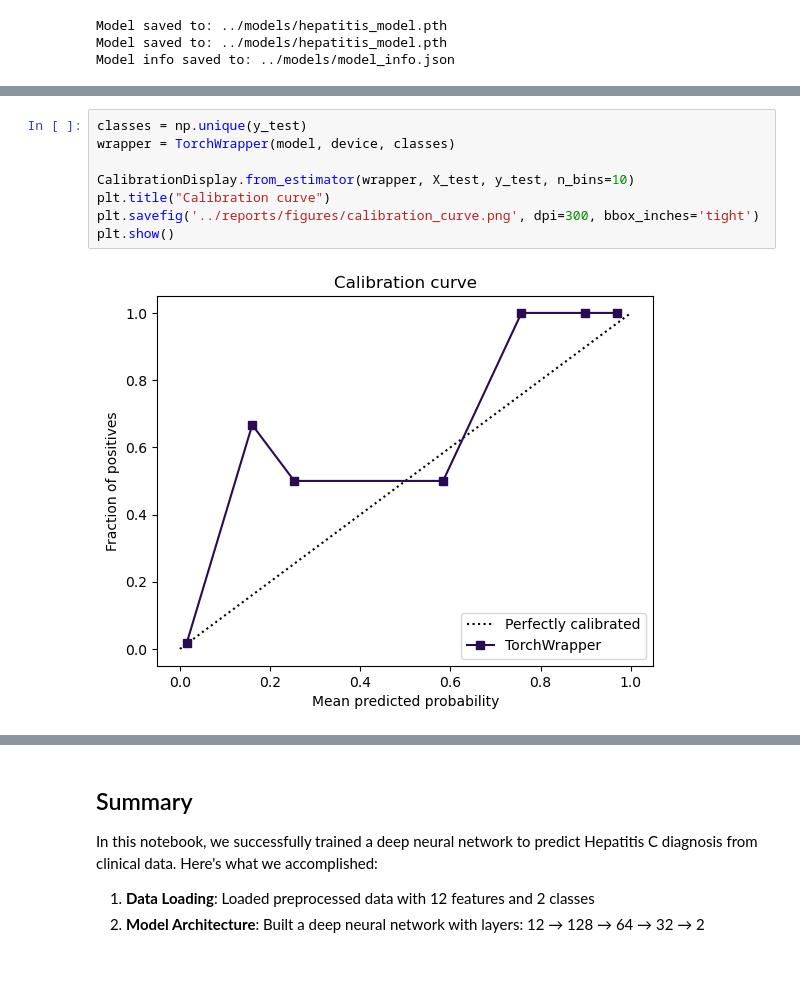
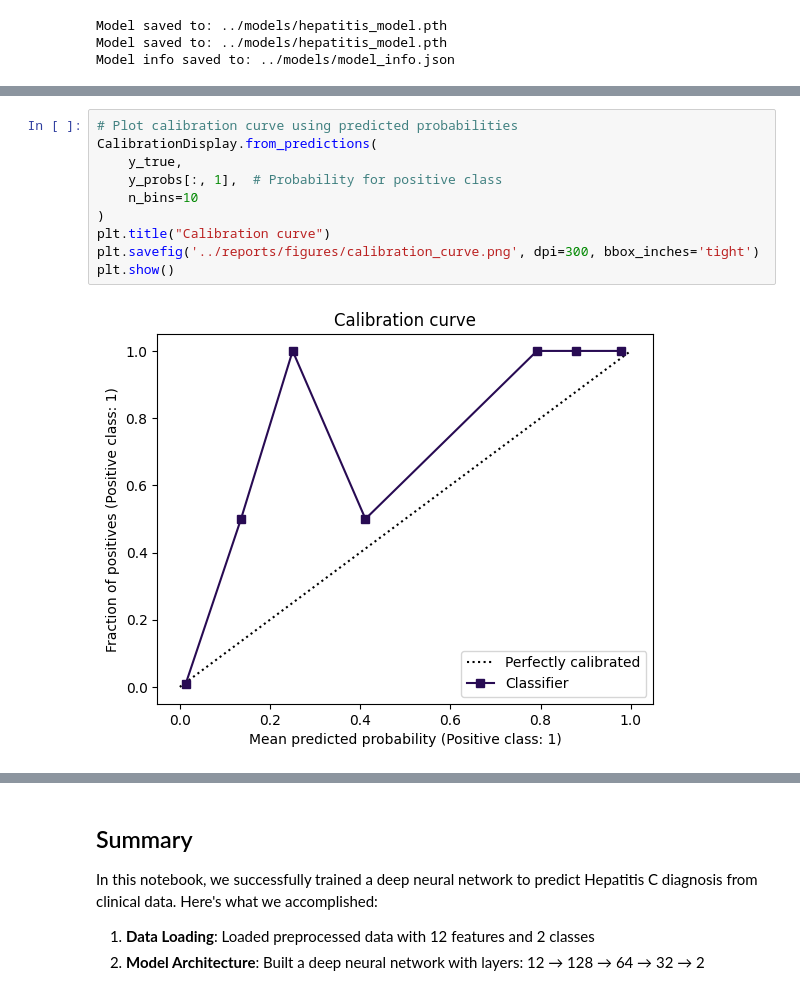
Before and after one commit to Ninjalice/HEPATITIS_C_MODEL, a Jupyter notebook: notebooks/03-model-training.ipynb, the cells around one changed output, grey strips where cells are left out. Cells and saved outputs as stored; diff of their text form; blank space fills up the shorter version.

Commit message:
created a working lock of the uv environment, modified models.py for type hinting conflict and changed caligration dispaly technique

```diff
--- a/notebooks/03-model-training.ipynb
+++ b/notebooks/03-model-training.ipynb
@@ -280,13 +275,15 @@ plot_training_history(history)
 # %%
-classes = np.unique(y_test)
-wrapper = TorchWrapper(model, device, classes)
-
-CalibrationDisplay.from_estimator(wrapper, X_test, y_test, n_bins=10)
+# Plot calibration curve using predicted probabilities
+CalibrationDisplay.from_predictions(
+	y_true,
+	y_probs[:, 1],  # Probability for positive class
+	n_bins=10
+)
 plt.title("Calibration curve")
 plt.savefig('../reports/figures/calibration_curve.png', dpi=300, bbox_inches='tight')
 plt.show()
 # %% [output]
-[figure, old version]
+[figure, new version]
 # %%
 # Create and display confusion matrix
 fig = plot_confusion_matrix(y_true, y_pred, use_percentages=True)
```
Also changed, not shown: parts of 6 cells of this notebook, 16 other files.
